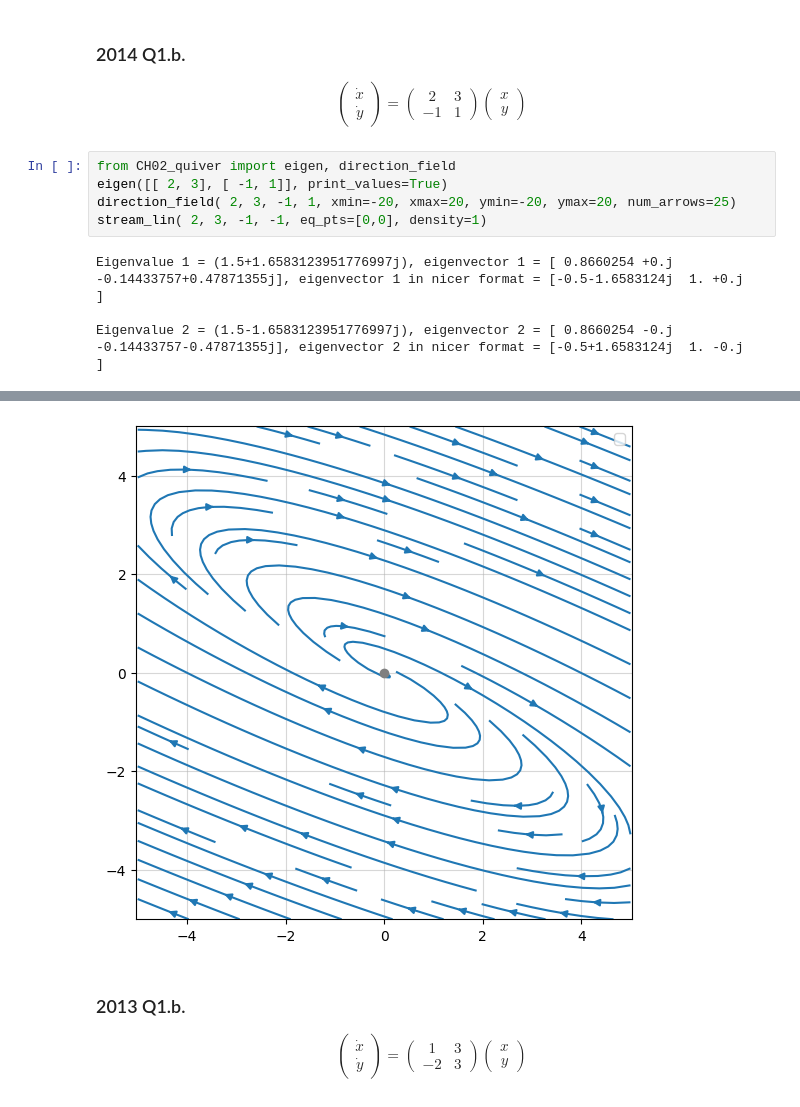
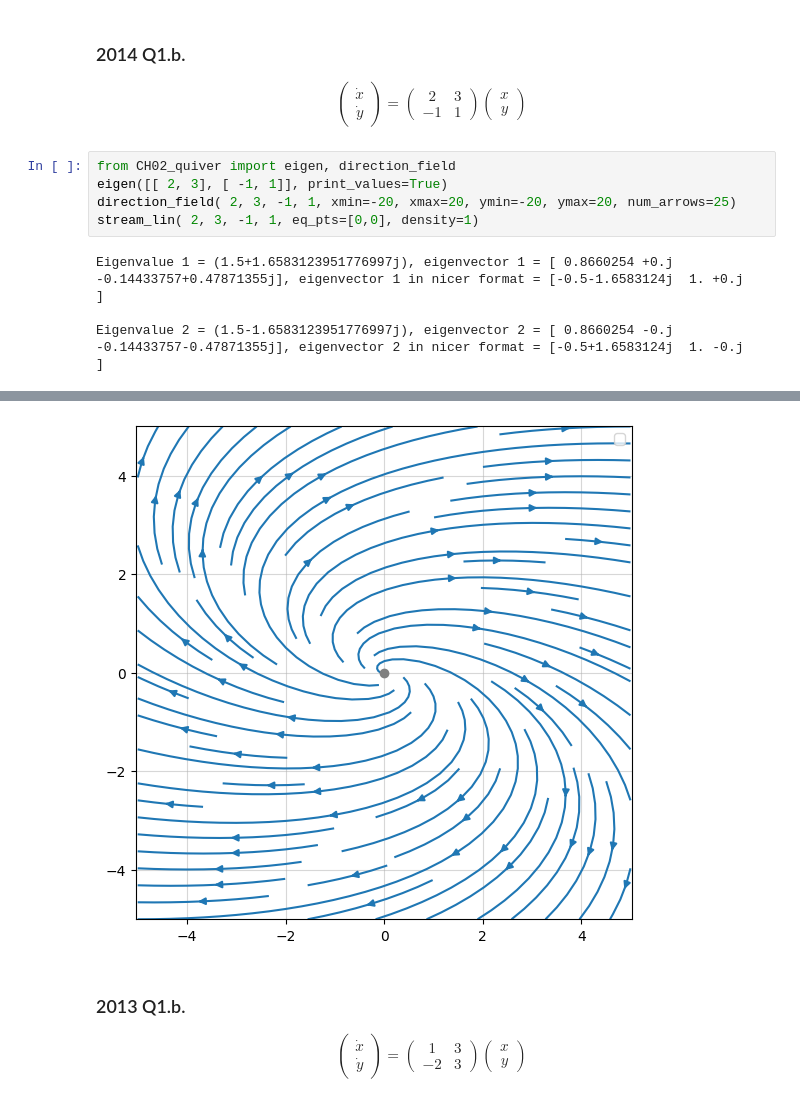
Before and after one commit to s-hynes/MP491, a Jupyter notebook: CH02_linear_2d_ODEs_exam_questions.ipynb, the cells around one changed output, grey strips where cells are left out. Cells and saved outputs as stored; diff of their text form.

```diff
--- a/CH02_linear_2d_ODEs_exam_questions.ipynb
+++ b/CH02_linear_2d_ODEs_exam_questions.ipynb
@@ -140,14 +140,14 @@ $$
 # %%
 from CH02_quiver import eigen, direction_field
 eigen([[ 2, 3], [ -1, 1]], print_values=True)
 direction_field( 2, 3, -1, 1, xmin=-20, xmax=20, ymin=-20, ymax=20, num_arrows=25)
-stream_lin( 2, 3, -1, -1, eq_pts=[0,0], density=1)
+stream_lin( 2, 3, -1, 1, eq_pts=[0,0], density=1)
 # %% [output]
 Eigenvalue 1 = (1.5+1.6583123951776997j), eigenvector 1 = [ 0.8660254 +0.j         -0.14433757+0.47871355j], eigenvector 1 in nicer format = [-0.5-1.6583124j  1. +0.j       ]
 
 Eigenvalue 2 = (1.5-1.6583123951776997j), eigenvector 2 = [ 0.8660254 -0.j         -0.14433757-0.47871355j], eigenvector 2 in nicer format = [-0.5+1.6583124j  1. -0.j       ]
 [figure]
-[figure, old version]
+[figure, new version]
 # %% [markdown]
 ### 2013 Q1.b.
 $$\begin{equation*}
```
Also changed, not shown: 7 other files.
